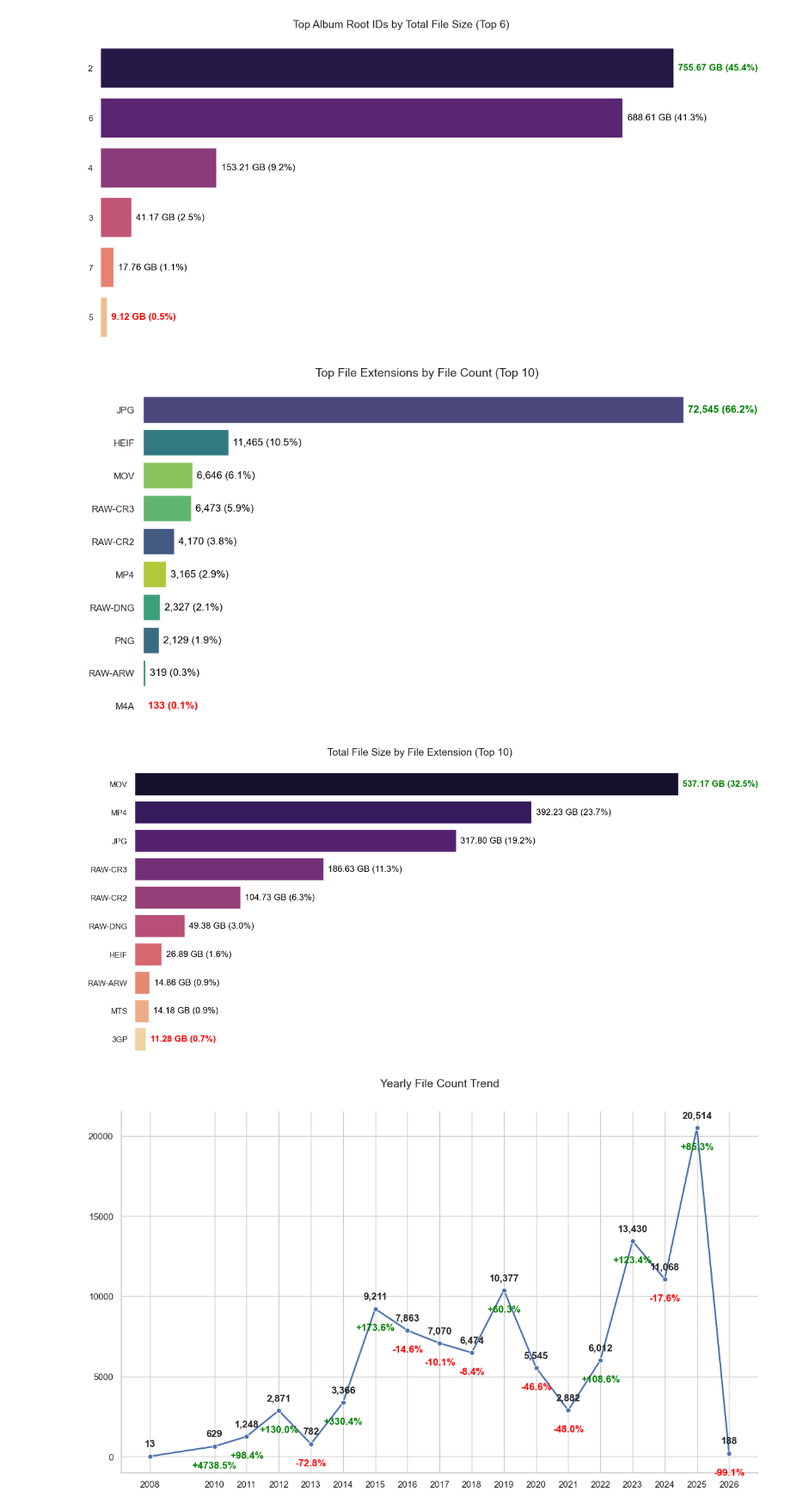
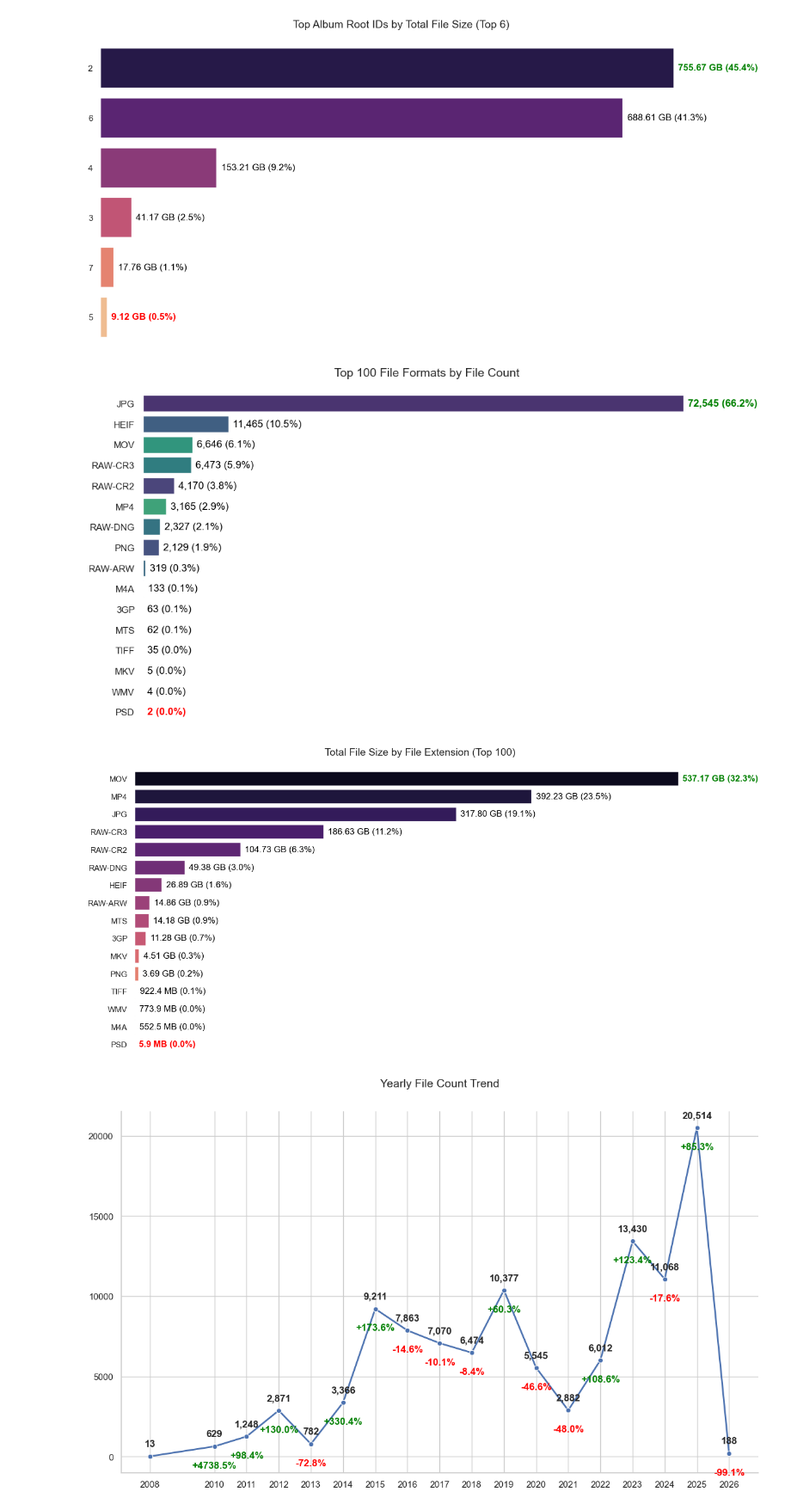
Before and after one commit to hansdarmawann/story-storage-1, a Jupyter notebook: notebooks/notebook.ipynb, the cells around one changed output. Shown at 86% size. Saved outputs shown, nothing was run; the diff lists cells and outputs as text; code cells hidden in the pictures.

```diff
--- a/notebooks/notebook.ipynb
+++ b/notebooks/notebook.ipynb
@@ -452,27 +451,27 @@ plot_sum(
 # %% [output]
 [figure]
 # %%
-top_n = get_top_n(df_clean, "format")
+top_n = 100
 
 plot_count(
     df=df_clean,
     column="format",
     top_n=top_n,
-    title=f"Top File Extensions by File Count (Top {top_n})",
+    title=f"Top {top_n} File Formats by File Count",
 )
 # %% [output]
-[figure, old version]
+[figure, new version]
 # %%
-top_n = get_top_n(df_clean, "format")
+top_n = 100
 
 plot_sum(
     df=df_clean,
     column="format",
     top_n=top_n,
     title=f"Total File Size by File Extension (Top {top_n})",
 )
 # %% [output]
-[figure, old version]
+[figure, new version]
 # %%
 FIGURES_DIR = Path("../figures")
 
```
Also changed, not shown: parts of 3 cells of this notebook, 8 other files.
